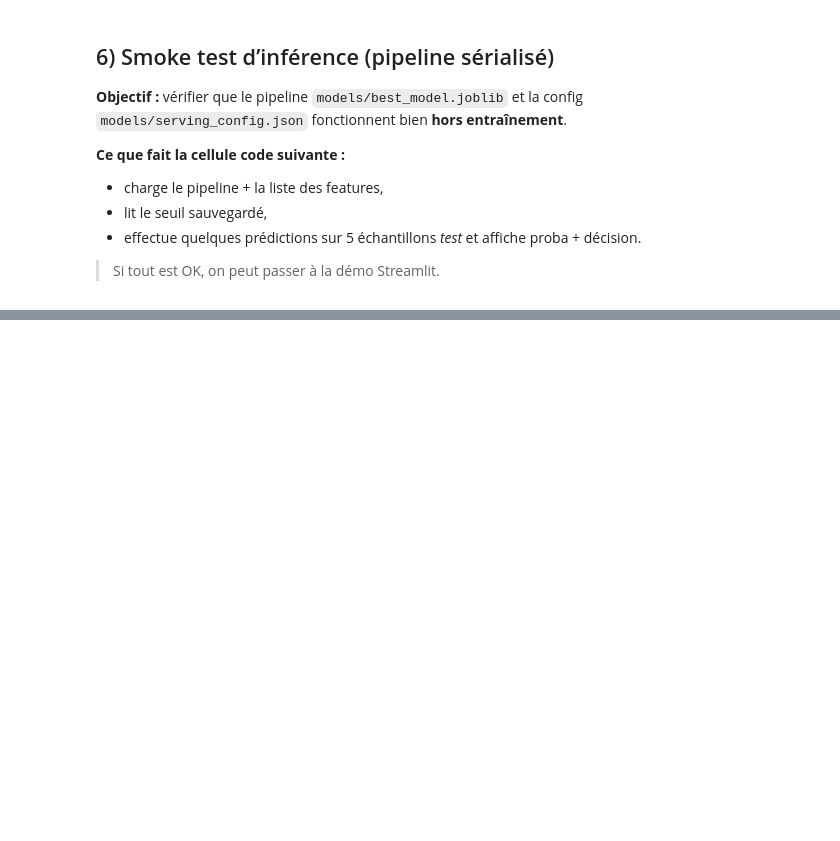
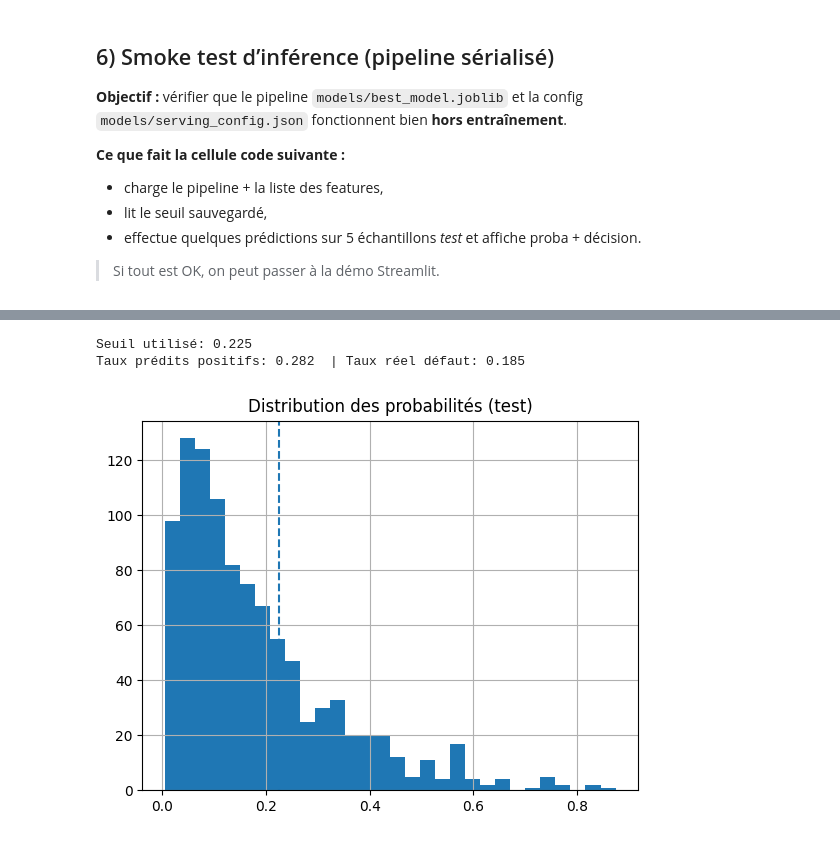
Before and after one commit to mimimonna/MLOps, a Jupyter notebook: Projet.ipynb, the cells around one changed output, grey strips where cells are left out. Drawn from its saved outputs; the diff is of its cells as text; code cells hidden in the pictures; blank space fills up the shorter version.

Commit message:
Commit 11 Hugo - test d'inférence et visualisations diverses

```diff
--- a/Projet.ipynb
+++ b/Projet.ipynb
@@ -397,3 +397,21 @@ Config écrite -> models/serving_config.json
 - effectue quelques prédictions sur 5 échantillons *test* et affiche proba + décision.
 
 > Si tout est OK, on peut passer à la démo Streamlit.
+# %%
+import joblib, numpy as np, pandas as pd, json
+
+obj = joblib.load("models/best_model.joblib")
+pipe, feat_names = obj["pipeline"], obj["features"]
+
+with open("models/serving_config.json") as f:
+    thr = json.load(f).get("decision_threshold", 0.5)
+
+# 5 échantillons de test
+X_sample = X_test.iloc[:5][feat_names]
+proba = pipe.predict_proba(X_sample)[:, 1]
+pred  = (proba >= thr).astype(int)
+
+display(pd.DataFrame({
+    "proba_default": proba,
+    "pred@thr": pred,
+}, index=X_sample.index))
@@ -399,0 +425,15 @@ Config écrite -> models/serving_config.json
+# %%
+# 1) Afficher le seuil réellement utilisé et le % de positifs prédit sur TOUT le test
+print("Seuil utilisé:", thr)
+test_prob = pipe.predict_proba(X_test[feat_names])[:, 1]
+y_pred = (test_prob >= thr).astype(int)
+print("Taux prédits positifs:", y_pred.mean().round(3), " | Taux réel défaut:", y_test.mean().round(3))
+# %% [output]
+Seuil utilisé: 0.225
+Taux prédits positifs: 0.282  | Taux réel défaut: 0.185
+# %%
+# 2) Voir la distribution des probabilités (test)
+import matplotlib.pyplot as plt, numpy as np, pandas as pd
+pd.Series(test_prob).hist(bins=30); plt.axvline(thr, linestyle="--"); plt.title("Distribution des probabilités (test)"); plt.show()
+# %% [output]
+[figure, added]
```
Also changed, not shown: parts of 1 cell of this notebook.
